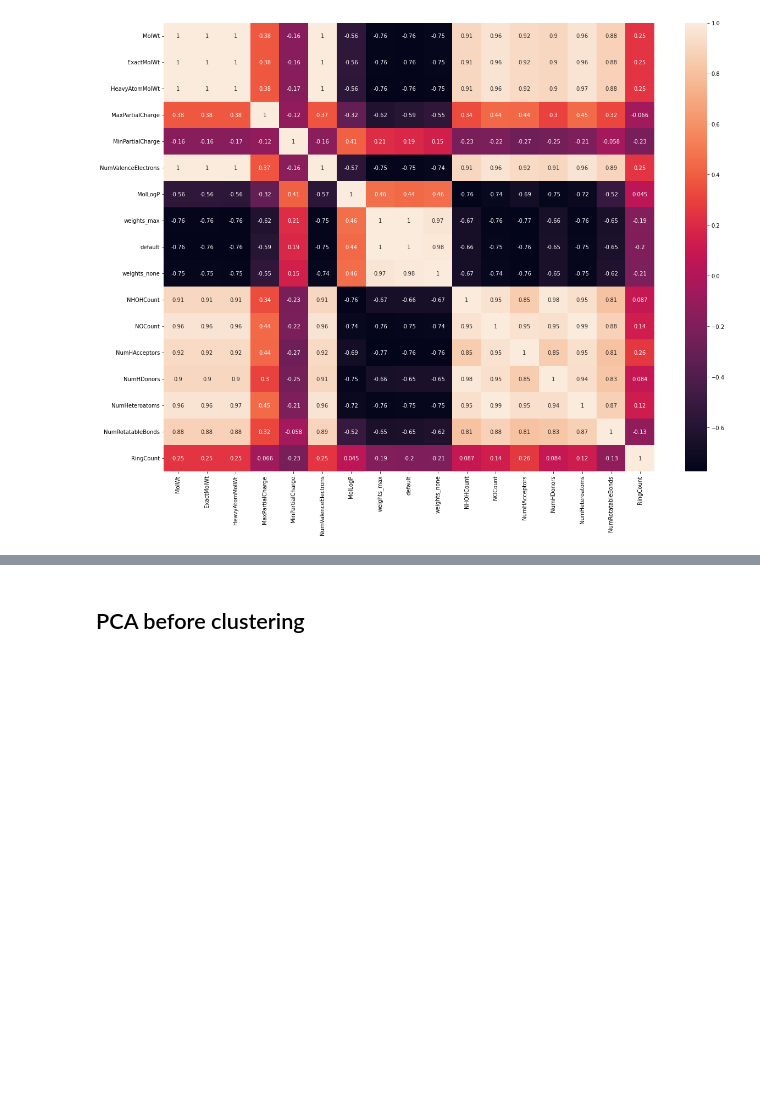
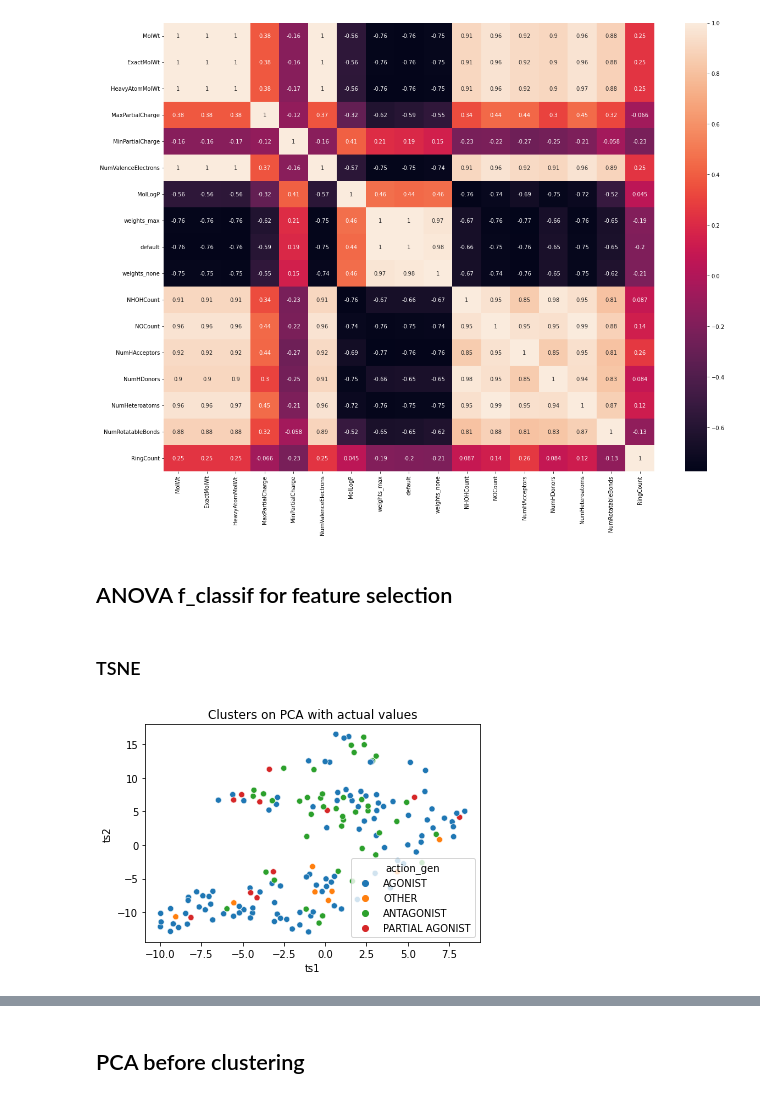
Before and after one commit to chopralab/ASPIRE_QSAR, a Jupyter notebook: molDesc_analysis.ipynb, the cells around one changed output, grey strips where cells are left out. Cells and saved outputs as stored; diff of their text form; code cells hidden in the pictures; blank space fills up the shorter version.

Commit message:
molDesc tsne and lda

```diff
--- a/molDesc_analysis.ipynb
+++ b/molDesc_analysis.ipynb
@@ -110,3 +110,28 @@ sns.heatmap(correlation_plt, annot=True)
 # %% [output]
 <AxesSubplot:>
 [figure]
+# %% [markdown]
+## ANOVA f_classif for feature selection
+# %%
+X = df_moldesc.iloc[:,2: ]
+y = df_moldesc.iloc[:, 0 ]
+
+from sklearn.feature_selection import f_classif
+from sklearn.feature_selection import SelectKBest
+fs = SelectKBest(score_func=f_classif, k=5)
+X_selected = fs.fit_transform(X, y)
+# X_selected
+# %% [markdown]
+### TSNE
+# %%
+from sklearn.manifold import TSNE
+
+tsne = TSNE(n_components=2, perplexity=40, n_iter=300)
+tsne_results = tsne.fit_transform(X_selected)
+
+tsne_results = pd.DataFrame(tsne_results, columns=['ts1', 'ts2'])
+sns.scatterplot(x='ts1', y="ts2", hue=df['action_gen'], data=tsne_results)
+plt.title('Clusters on PCA with actual values')
+plt.show()
+# %% [output]
+[figure, added]
```
Also changed, not shown: parts of 16 cells of this notebook.
